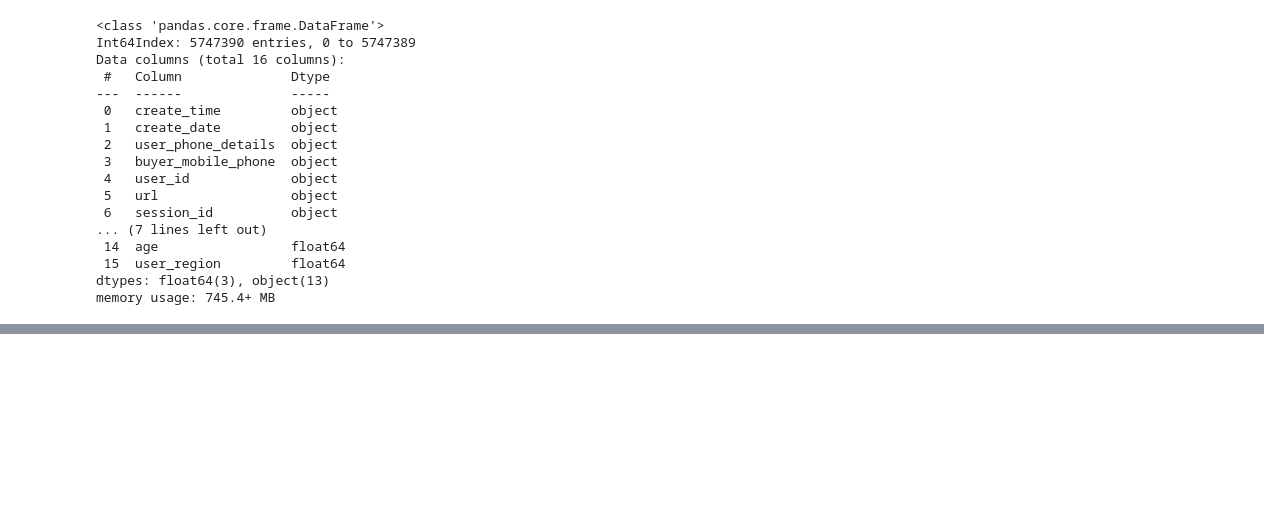
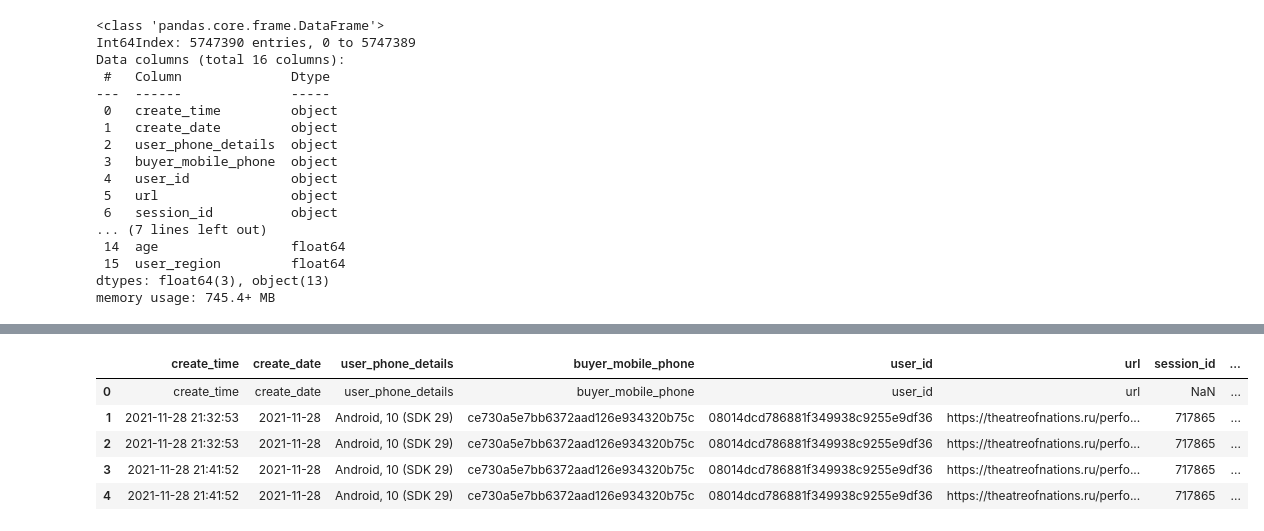
Before and after one commit to crazy-historian/pushkin_card_recommender_system, a Jupyter notebook: Clicks.ipynb, the cells around one changed output, grey strips where cells are left out. Drawn from its saved outputs; the diff is of its cells as text; code cells hidden in the pictures; blank space fills up the shorter version.

```diff
--- a/Clicks.ipynb
+++ b/Clicks.ipynb
@@ -277,6 +277,15 @@ cliks_add.sample(3)
 | 126434 | 2021-11-01 21:20:36 | 2021-11-01 | iOS, iOS 14.4.2 | ec162150e4cd8dd3511da2afd13c0db7 | ffcc7ebd33558083ad2c2015c57a2f56 | https://net-volgograd.ru/afisha/ | 1246923 | ... |
 | 4036095 | 2021-11-24 08:06:58 | 2021-11-24 | Android, 11 (SDK 30) | 34c372cb431afaa49c1d70d01495a90e | a2e8bccfafb9180549eb716ffc354b78 | https://vmuzey.com/event/tematich... | 1438560 | ... |
 | 2271986 | 2021-11-03 17:24:30 | 2021-11-03 | Android, 10 (SDK 29) | bd88b51f9ea0a39abcb94f474f565b75 | cd816bd83f3bd5ab6b2b29d3991091fe | https://volkovteatr.ru/repertoire... | 1232357 | ... |
+# %%
+cliks_add.head()
+# %% [output]
+|  | create_time | create_date | user_phone_details | buyer_mobile_phone | user_id | url | session_id | ... |
+| 0 | create_time | create_date | user_phone_details | buyer_mobile_phone | user_id | url | NaN | ... |
+| 1 | 2021-11-28 21:32:53 | 2021-11-28 | Android, 10 (SDK 29) | ce730a5e7bb6372aad126e934320b75c | 08014dcd786881f349938c9255e9df36 | https://theatreofnations.ru/perfo... | 717865 | ... |
+| 2 | 2021-11-28 21:32:53 | 2021-11-28 | Android, 10 (SDK 29) | ce730a5e7bb6372aad126e934320b75c | 08014dcd786881f349938c9255e9df36 | https://theatreofnations.ru/perfo... | 717865 | ... |
+| 3 | 2021-11-28 21:41:52 | 2021-11-28 | Android, 10 (SDK 29) | ce730a5e7bb6372aad126e934320b75c | 08014dcd786881f349938c9255e9df36 | https://theatreofnations.ru/perfo... | 717865 | ... |
+| 4 | 2021-11-28 21:41:52 | 2021-11-28 | Android, 10 (SDK 29) | ce730a5e7bb6372aad126e934320b75c | 08014dcd786881f349938c9255e9df36 | https://theatreofnations.ru/perfo... | 717865 | ... |
 # %%
 cliks_add.drop(['additional_url'],axis = 1, inplace = True)
 # %%
```
Also changed, not shown: parts of 11 cells of this notebook.
